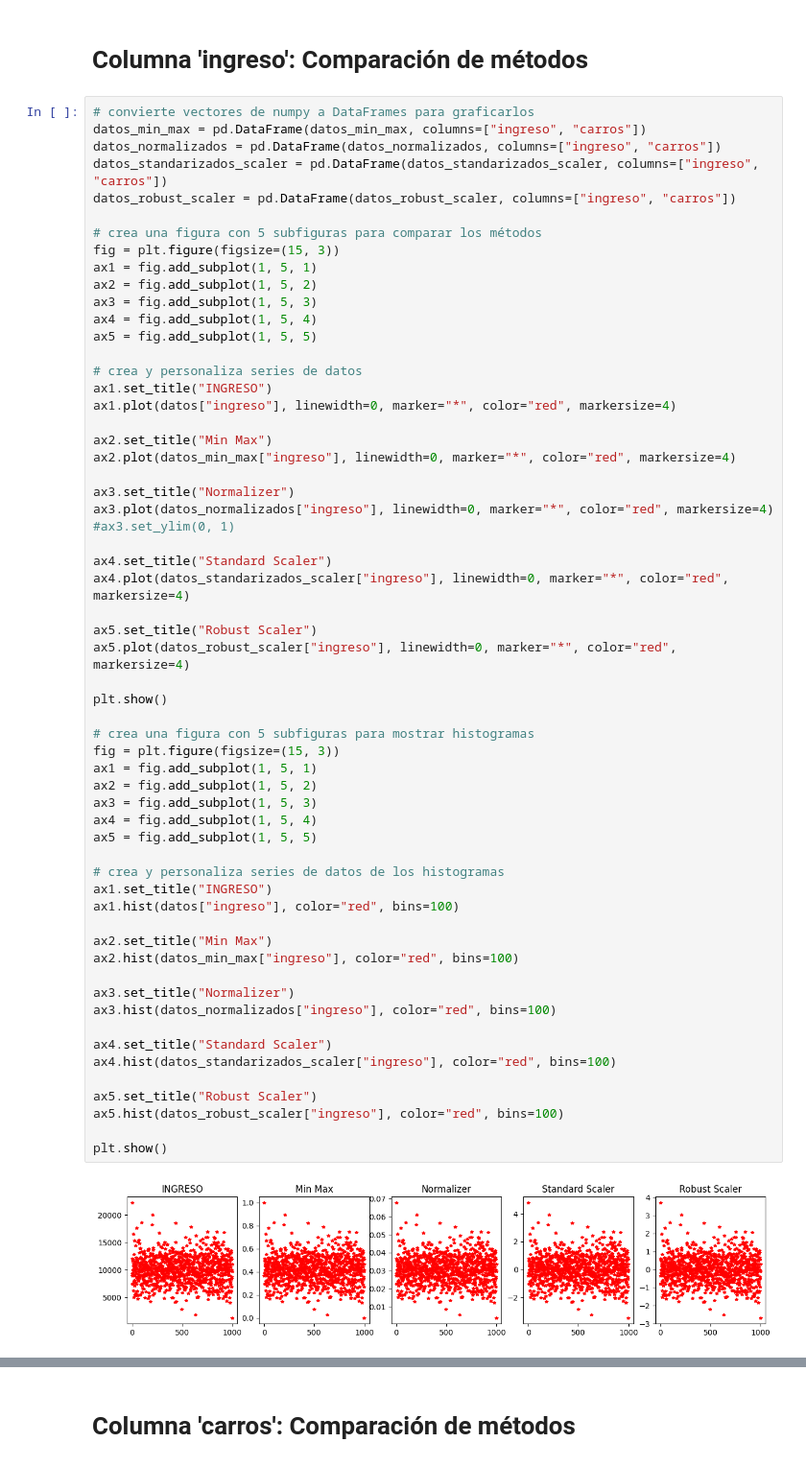
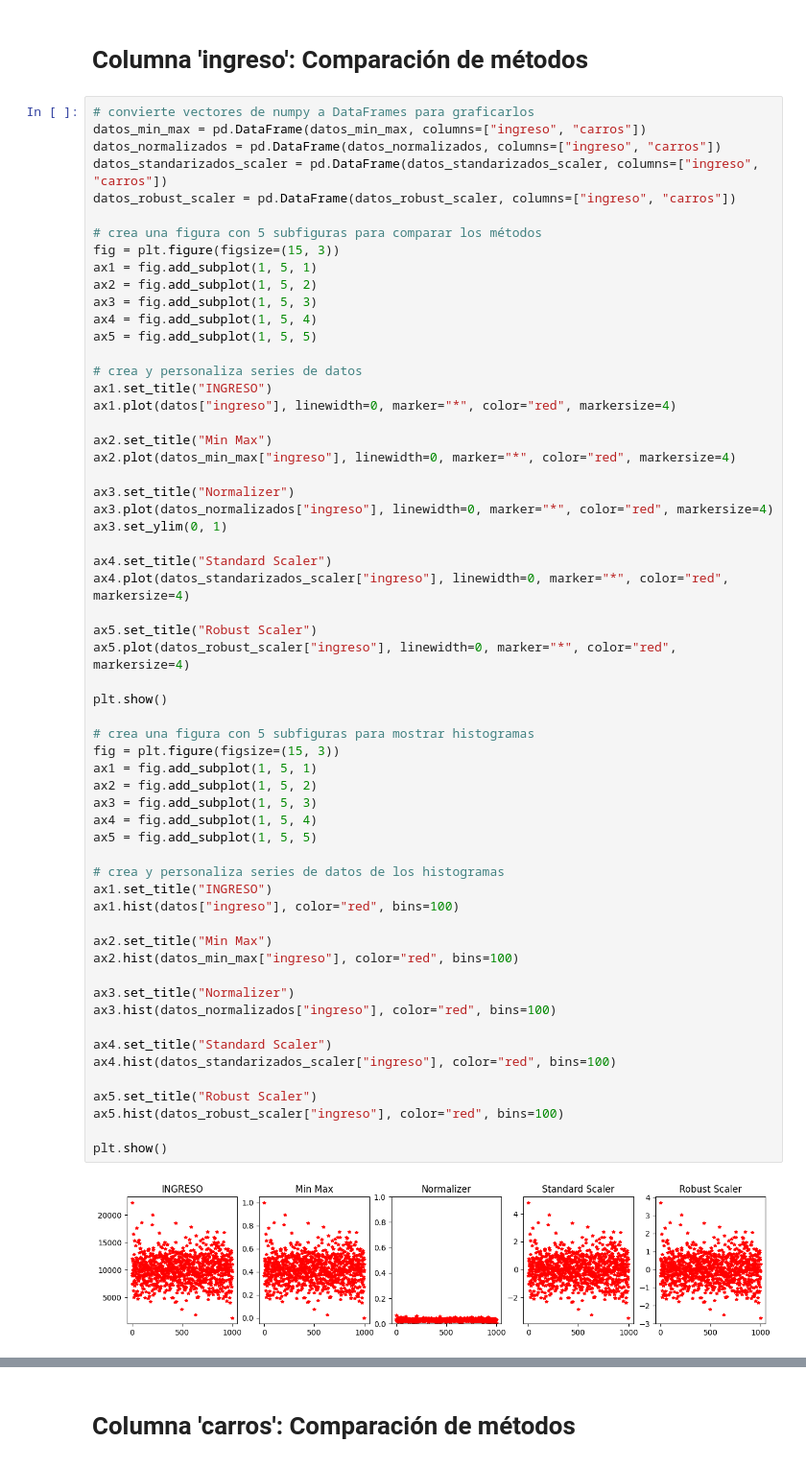
Before and after one commit to RobertoPovedaP/PracticaDatos, a Jupyter notebook: escala_normalización_standarizacion.ipynb, the cells around one changed output, grey strips where cells are left out. Shown at 96% size. Cells and saved outputs as stored; diff of their text form.

```diff
--- a/escala_normalización_standarizacion.ipynb
+++ b/escala_normalización_standarizacion.ipynb
@@ -143,7 +143,7 @@ ax2.plot(datos_min_max["ingreso"], linewidth=0, marker="*", color="red", markers
 
 ax3.set_title("Normalizer")
 ax3.plot(datos_normalizados["ingreso"], linewidth=0, marker="*", color="red", markersize=4)
-#ax3.set_ylim(0, 1)
+ax3.set_ylim(0, 1)
 
 ax4.set_title("Standard Scaler")
 ax4.plot(datos_standarizados_scaler["ingreso"], linewidth=0, marker="*", color="red", markersize=4)
@@ -152,34 +152,34 @@ ax5.set_title("Robust Scaler")
 ax5.plot(datos_robust_scaler["ingreso"], linewidth=0, marker="*", color="red", markersize=4)
 
 plt.show()
 
 # crea una figura con 5 subfiguras para mostrar histogramas
 fig = plt.figure(figsize=(15, 3))
 ax1 = fig.add_subplot(1, 5, 1)
 ax2 = fig.add_subplot(1, 5, 2)
 ax3 = fig.add_subplot(1, 5, 3)
 ax4 = fig.add_subplot(1, 5, 4)
 ax5 = fig.add_subplot(1, 5, 5)
 
 # crea y personaliza series de datos de los histogramas
 ax1.set_title("INGRESO")
 ax1.hist(datos["ingreso"], color="red", bins=100)
 
 ax2.set_title("Min Max")
 ax2.hist(datos_min_max["ingreso"], color="red", bins=100)
 
 ax3.set_title("Normalizer")
 ax3.hist(datos_normalizados["ingreso"], color="red", bins=100)
 
 ax4.set_title("Standard Scaler")
 ax4.hist(datos_standarizados_scaler["ingreso"], color="red", bins=100)
 
 ax5.set_title("Robust Scaler")
 ax5.hist(datos_robust_scaler["ingreso"], color="red", bins=100)
 
 plt.show()
 # %% [output]
-[figure, old version]
+[figure, new version]
 [figure]
 # %% [markdown]
 # Columna 'carros': Comparación de métodos
```
